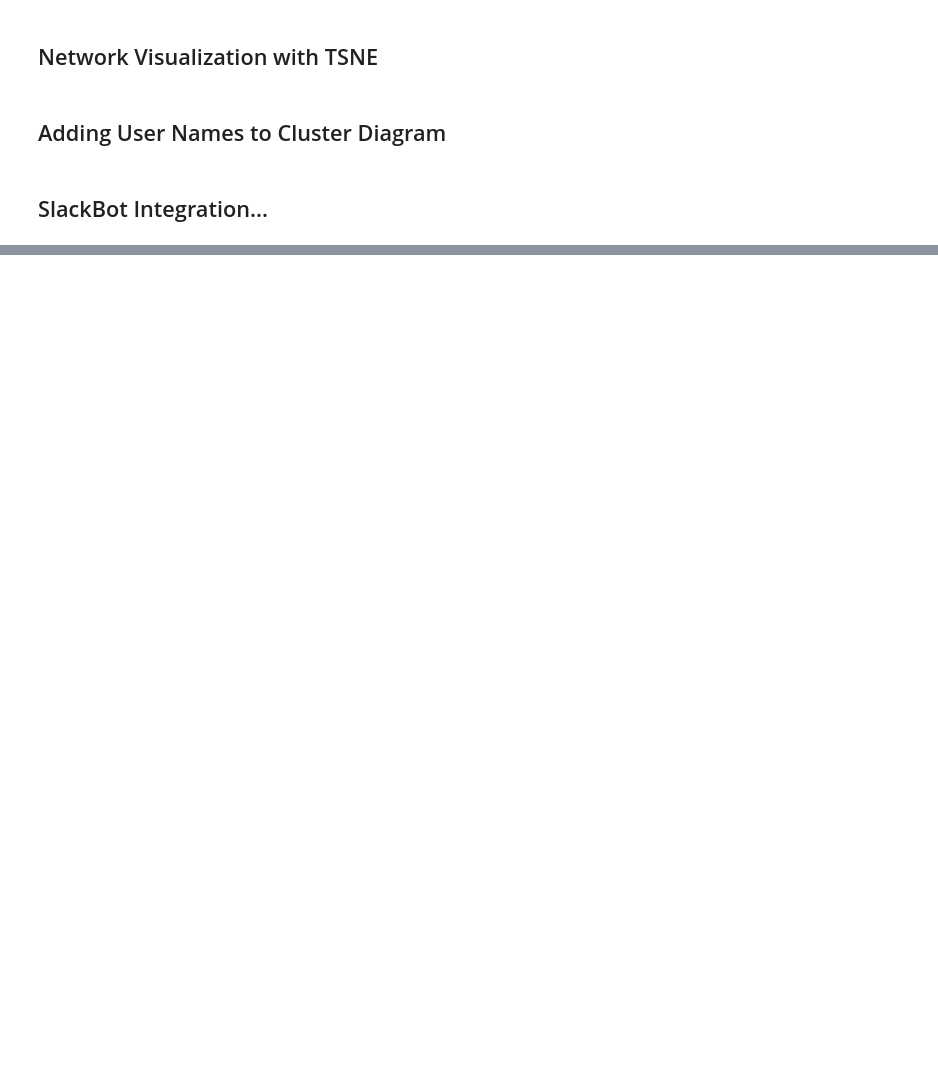
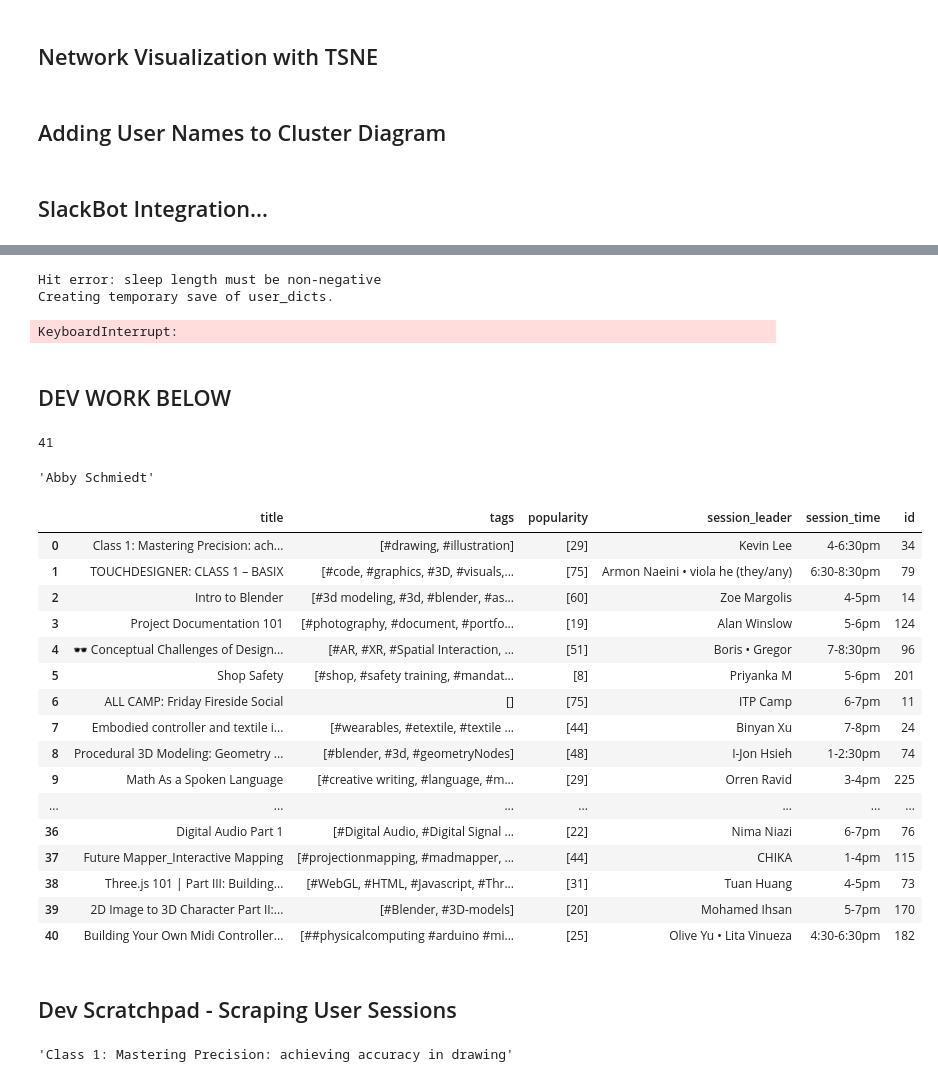
Before and after one commit to Matthew-Mitchell/itp23-user-clustering, a Jupyter notebook: ITP_People_Scraper.ipynb, the cells around one changed output, grey strips where cells are left out. Drawn from its saved outputs; the diff is of its cells as text; code cells hidden in the pictures; blank space fills up the shorter version.

```diff
--- a/ITP_People_Scraper.ipynb
+++ b/ITP_People_Scraper.ipynb
@@ -223,0 +573,2 @@ sns.heatmap(pairwise_similarity.toarray())
+# %%
+len(previous_sessions.findAll("div", id=re.compile("sessionListID.*")))
@@ -223,0 +577,6 @@ sns.heatmap(pairwise_similarity.toarray())
+# %%
+sessions_list = previous_sessions.findAll("div", id=re.compile("sessionListID-\d*Attending"))
+print(len(sessions_list))
+
+sessions_list = current_sessions.findAll("div", id=re.compile("sessionListID-\d*Attending"))
+print(len(sessions_list))
@@ -223,0 +673,65 @@ sns.heatmap(pairwise_similarity.toarray())
+# %%
+def parse_user_sessions(driver):
+    #Move Tabs
+    sessions_attending_tab = driver.find_element_by_xpath("//div[@id='tabAttending']")
+    sessions_attending_tab.click()
+
+    time.sleep(np.random.uniform(1,4)) #Brief Pause
+    sessions_attending_list = driver.find_element_by_xpath("//div[@id='calendarListAttending']")
+    user_sessions = []
+    soup = BeautifulSoup(sessions_attending_list.get_attribute('innerHTML'))
+
+    previous_sessions = soup.find(id="previousSessionsList")
+    current_sessions = soup.find(id="currentSessionsList")
+
+    sessions_list = previous_sessions.findAll("div", id=re.compile("sessionListID-\d*Attending"))
+    for session in sessions_list:
+        user_sessions.append(parse_session(session))
+#     user_sessions = user_sessions[::-1]
+
+    sessions_list = current_sessions.findAll("div", id=re.compile("sessionListID-\d*Attending"))
+    for session in sessions_list:
+        user_sessions.append(parse_session(session))
+    return user_sessions
+# %%
+user_dict = parse_all_user_rsvps() #Parse Dictionary of User RSVPs for All Users and Store.
+# %% [output]
+Hit error: sleep length must be non-negative
+Creating temporary save of user_dicts.
+KeyboardInterrupt:
+# %% [markdown]
+## DEV WORK BELOW
+# %%
+user_sessions = parse_user_sessions(driver)
+print(len(user_sessions))
+# %% [output]
+41
+# %%
+soup = BeautifulSoup(driver.page_source)
+user_name = soup.find_all('h1')[-1].text.strip()
+
+user_name
+# %% [output]
+'Abby Schmiedt'
+# %%
+pd.DataFrame(user_sessions)
+# %% [output]
+|  | title | tags | popularity | session_leader | session_time | id |
+| 0 | Class 1: Mastering Precision: ach... | [#drawing, #illustration] | [29] | Kevin Lee | 4-6:30pm | 34 |
+| 1 | TOUCHDESIGNER: CLASS 1 – BASIX | [#code, #graphics, #3D, #visuals,... | [75] | Armon Naeini • viola he (they/any) | 6:30-8:30pm | 79 |
+| 2 | Intro to Blender | [#3d modeling, #3d, #blender, #as... | [60] | Zoe Margolis | 4-5pm | 14 |
+| 3 | Project Documentation 101 | [#photography, #document, #portfo... | [19] | Alan Winslow | 5-6pm | 124 |
+| 4 | 🕶 Conceptual Challenges of Design... | [#AR, #XR, #Spatial Interaction, ... | [51] | Boris • Gregor | 7-8:30pm | 96 |
+| 5 | Shop Safety | [#shop, #safety training, #mandat... | [8] | Priyanka M | 5-6pm | 201 |
+| 6 | ALL CAMP: Friday Fireside Social | [] | [75] | ITP Camp | 6-7pm | 11 |
+| 7 | Embodied controller and textile i... | [#wearables, #etextile, #textile ... | [44] | Binyan Xu | 7-8pm | 24 |
+| 8 | Procedural 3D Modeling: Geometry ... | [#blender, #3d, #geometryNodes] | [48] | I-Jon Hsieh | 1-2:30pm | 74 |
+| 9 | Math As a Spoken Language | [#creative writing, #language, #m... | [29] | Orren Ravid | 3-4pm | 225 |
+| ... | ... | ... | ... | ... | ... | ... |
+| 36 | Digital Audio Part 1 | [#Digital Audio, #Digital Signal ... | [22] | Nima Niazi | 6-7pm | 76 |
+| 37 | Future Mapper_Interactive Mapping | [#projectionmapping, #madmapper, ... | [44] | CHIKA | 1-4pm | 115 |
+| 38 | Three.js 101 | Part III: Building... | [#WebGL, #HTML, #Javascript, #Thr... | [31] | Tuan Huang | 4-5pm | 73 |
+| 39 | 2D Image to 3D Character Part II:... | [#Blender, #3D-models] | [20] | Mohamed Ihsan | 5-7pm | 170 |
+| 40 | Building Your Own Midi Controller... | [##physicalcomputing #arduino #mi... | [25] | Olive Yu • Lita Vinueza | 4:30-6:30pm | 182 |
+# %% [markdown]
+## Dev Scratchpad - Scraping User Sessions
@@ -223,0 +740,4 @@ sns.heatmap(pairwise_similarity.toarray())
+# %%
+session_title = session.find('a').text
+# %% [output]
+'Class 1: Mastering Precision: achieving accuracy in drawing'
```
Also changed, not shown: parts of 71 cells of this notebook, 3 other files.
